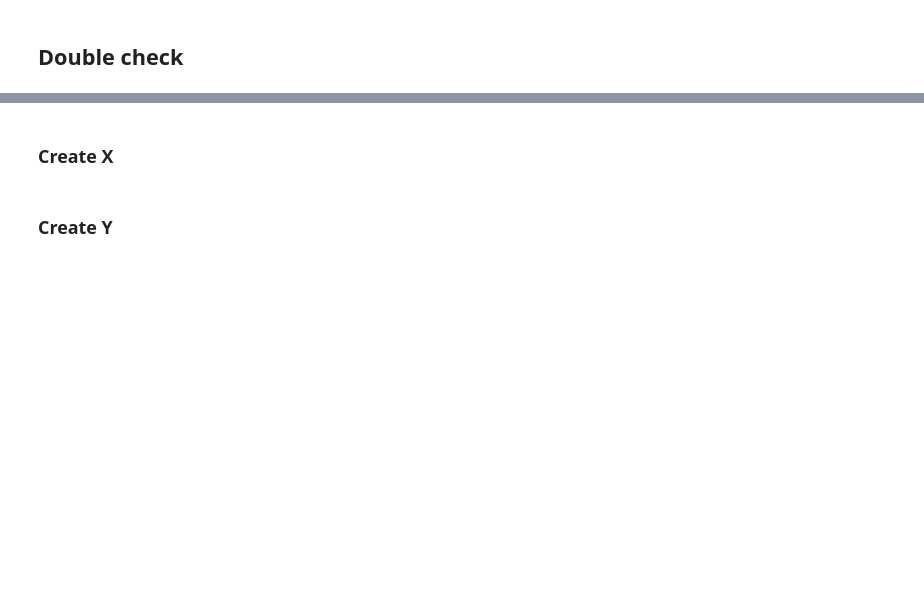
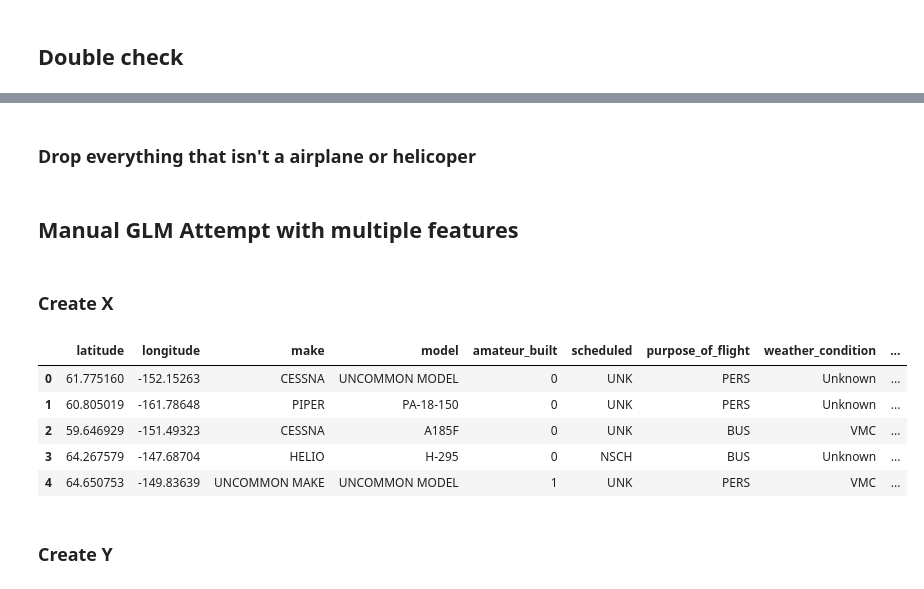
Before and after one commit to TheMirch/dsi-group-project, a Jupyter notebook: code/mike_modeling.ipynb, the cells around one changed output, grey strips where cells are left out. Saved outputs shown, nothing was run; the diff lists cells and outputs as text; code cells hidden in the pictures; blank space fills up the shorter version.

```diff
--- a/code/mike_modeling.ipynb
+++ b/code/mike_modeling.ipynb
@@ -72,0 +179,4 @@ df2['scheduled'] = df2['scheduled'].map(lambda x: 'UNK' if x == 'Unknown' else x
+# %%
+df['aircraft_family'] = [x.upper() if is_top_family(df, x,25) else 'UNCOMMON FAMILY' for x in df['aircraft_family']]
+# %%
+df['city'] = [x.upper() if is_top_city(df, x,75) else 'UNCOMMON CITY' for x in df['city']]
@@ -73,6 +195,21 @@ df2['scheduled'] = df2['scheduled'].map(lambda x: 'UNK' if x == 'Unknown' else x
+# %% [markdown]
+### Drop everything that isn't a airplane or helicoper
+# %%
+df.drop( df[~df['aircraft_category'].isin(['AIR', 'HELI'])].index, inplace = True)
+# %% [markdown]
+## Manual GLM Attempt with multiple features
 # %% [markdown]
 ### Create X
 # %%
-X = df2.drop(['ntsb_no', 'probable_cause', 'airport_name', 'event_type', 'mkey', 'city', 'n', 'has_safety_rec', 'report_type', 'highest_injury_level', 'fatal_injury_count', 'serious_injury_count', 'minor_injury_count', 'airport_id', 'far', 'aircraft_damage', 'operator', 'event_year', 'event_season', 'event_day', 'aircraft_category', 'has_injury', 'event_time','has_aircraft_damage'], axis=1)
+X_1a = df.drop(['ntsb_no', 'probable_cause', 'airport_name', 'event_type', 'mkey', 'city', 'n', 'has_safety_rec', 'report_type', 'highest_injury_level', 'fatal_injury_count', 'serious_injury_count', 'minor_injury_count', 'airport_id', 'far', 'aircraft_damage', 'operator', 'event_year', 'event_season', 'event_day', 'aircraft_category', 'has_injury', 'event_time','has_aircraft_damage', 'is_accident', 'make_model', 'aircraft_family'], axis=1)
+# %%
+X_1a.head()
+# %% [output]
+|  | latitude | longitude | make | model | amateur_built | scheduled | purpose_of_flight | weather_condition | ... |
+| 0 | 61.775160 | -152.15263 | CESSNA | UNCOMMON MODEL | 0 | UNK | PERS | Unknown | ... |
+| 1 | 60.805019 | -161.78648 | PIPER | PA-18-150 | 0 | UNK | PERS | Unknown | ... |
+| 2 | 59.646929 | -151.49323 | CESSNA | A185F | 0 | UNK | BUS | VMC | ... |
+| 3 | 64.267579 | -147.68704 | HELIO | H-295 | 0 | NSCH | BUS | Unknown | ... |
+| 4 | 64.650753 | -149.83639 | UNCOMMON MAKE | UNCOMMON MODEL | 1 | UNK | PERS | VMC | ... |
 # %% [markdown]
 ### Create Y
```
Also changed, not shown: parts of 134 cells of this notebook, 5 other files.
